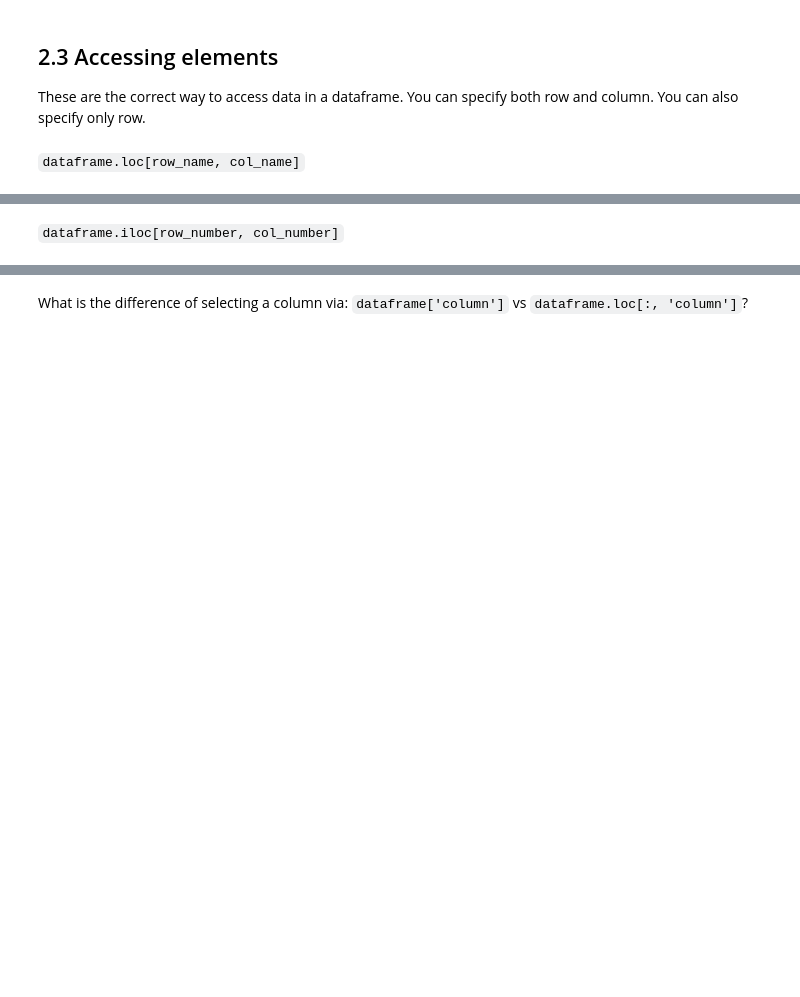
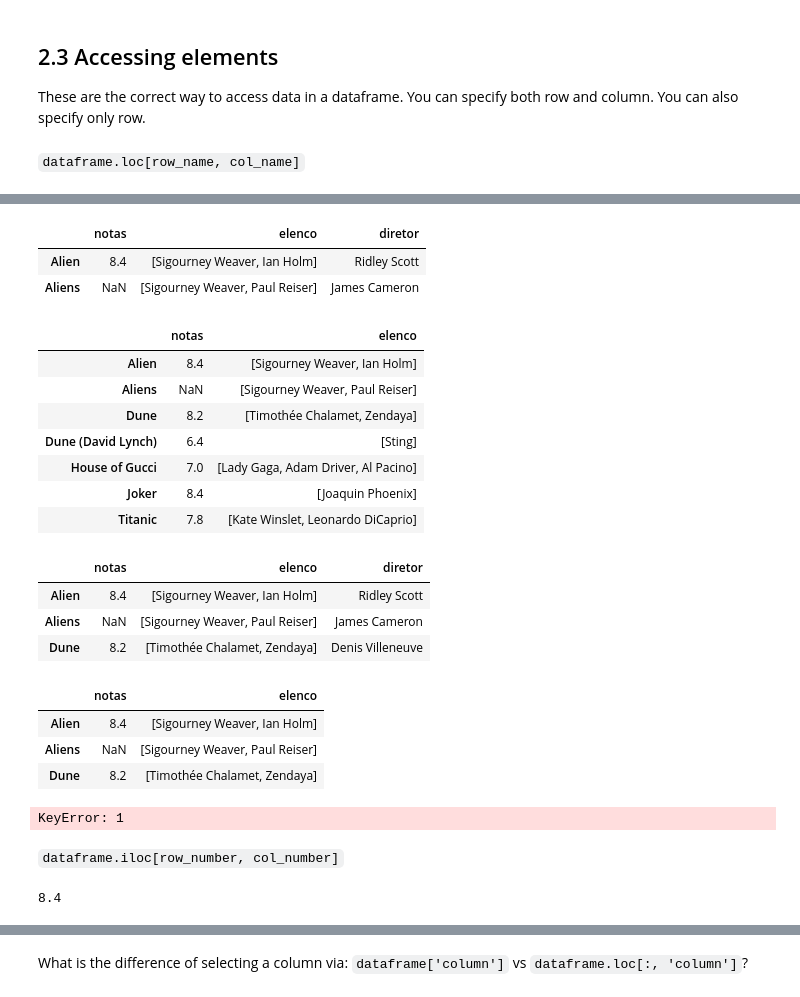
Before and after one commit to pedroteche-ih/64_PT_NOV202111, a Jupyter notebook: aulas/64 DA PT NOV-2021 Aula 20211130.ipynb, the cells around one changed output, grey strips where cells are left out. Drawn from its saved outputs; the diff is of its cells as text; code cells hidden in the pictures; blank space fills up the shorter version.

```diff
--- a/aulas/64 DA PT NOV-2021 Aula 20211130.ipynb
+++ b/aulas/64 DA PT NOV-2021 Aula 20211130.ipynb
@@ -113,6 +176,6 @@ dict_diretor = dict({'Titanic' : 'James Cameron',
                      'Joker' : 'Todd Phillips',
                      'Alien' : 'Ridley Scott',
                      'Aliens' : 'James Cameron'})
-diretor = pd.Series(dict_diretor, name = 'diretor')
-#diretor = pd.Series(dict_diretor, name = 'diretor', dtype = pd.StringDtype())
+#diretor = pd.Series(dict_diretor, name = 'diretor')
+diretor = pd.Series(dict_diretor, name = 'diretor', dtype = pd.StringDtype())
 print(diretor)
@@ -233,14 +553,43 @@ tb_filmes.loc[:, 'notas']
 # %%
 tb_filmes.loc[['Alien', 'Aliens'], :]
+# %% [output]
+|  | notas | elenco | diretor |
+| Alien | 8.4 | [Sigourney Weaver, Ian Holm] | Ridley Scott |
+| Aliens | NaN | [Sigourney Weaver, Paul Reiser] | James Cameron |
+# %%
+tb_filmes.loc[:, ['notas', 'elenco']]
+# %% [output]
+|  | notas | elenco |
+| Alien | 8.4 | [Sigourney Weaver, Ian Holm] |
+| Aliens | NaN | [Sigourney Weaver, Paul Reiser] |
+| Dune | 8.2 | [Timothée Chalamet, Zendaya] |
+| Dune (David Lynch) | 6.4 | [Sting] |
+| House of Gucci | 7.0 | [Lady Gaga, Adam Driver, Al Pacino] |
+| Joker | 8.4 | [Joaquin Phoenix] |
+| Titanic | 7.8 | [Kate Winslet, Leonardo DiCaprio] |
 # %%
 tb_filmes.loc['Alien':'Dune', :]
+# %% [output]
+|  | notas | elenco | diretor |
+| Alien | 8.4 | [Sigourney Weaver, Ian Holm] | Ridley Scott |
+| Aliens | NaN | [Sigourney Weaver, Paul Reiser] | James Cameron |
+| Dune | 8.2 | [Timothée Chalamet, Zendaya] | Denis Villeneuve |
 # %%
 tb_filmes.loc['Alien':'Dune', 'notas':'elenco']
+# %% [output]
+|  | notas | elenco |
+| Alien | 8.4 | [Sigourney Weaver, Ian Holm] |
+| Aliens | NaN | [Sigourney Weaver, Paul Reiser] |
+| Dune | 8.2 | [Timothée Chalamet, Zendaya] |
 # %%
 tb_filmes.loc[['Alien', 'Titanic'], 1]
+# %% [output]
+KeyError: 1
 # %% [markdown]
 `dataframe.iloc[row_number, col_number]`
 # %%
 tb_filmes.iloc[0, 0]
+# %% [output]
+8.4
 # %%
 tb_filmes.iloc[0, :]
```
Also changed, not shown: parts of 77 cells of this notebook, 4 other files.
